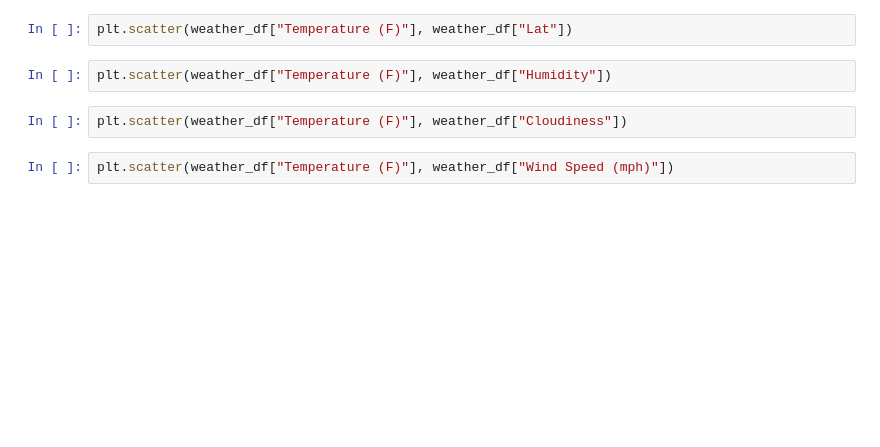
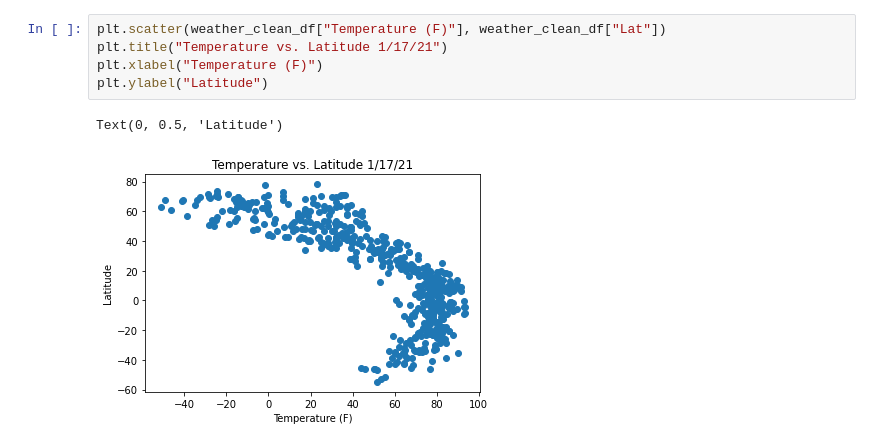
Before and after one commit to emmobley63/Equator-Climate-Vacation, a Jupyter notebook: WeatherPy/WeatherPy.ipynb, the cells around one changed output. Cells and saved outputs as stored; diff of their text form; blank space fills up the shorter version.

Commit message:
,Added scatters

```diff
--- a/WeatherPy/WeatherPy.ipynb
+++ b/WeatherPy/WeatherPy.ipynb
@@ -128,8 +132,8 @@ weather_df.head()
-# %%
-plt.scatter(weather_df["Temperature (F)"], weather_df["Lat"])
-# %%
-plt.scatter(weather_df["Temperature (F)"], weather_df["Humidity"])
-# %%
-plt.scatter(weather_df["Temperature (F)"], weather_df["Cloudiness"])
-# %%
-plt.scatter(weather_df["Temperature (F)"], weather_df["Wind Speed (mph)"])
+# %%
+plt.scatter(weather_clean_df["Temperature (F)"], weather_clean_df["Lat"])
+plt.title("Temperature vs. Latitude 1/17/21")
+plt.xlabel("Temperature (F)")
+plt.ylabel("Latitude")
+# %% [output]
+Text(0, 0.5, 'Latitude')
+[figure, added]
```
Also changed, not shown: parts of 13 cells of this notebook.
